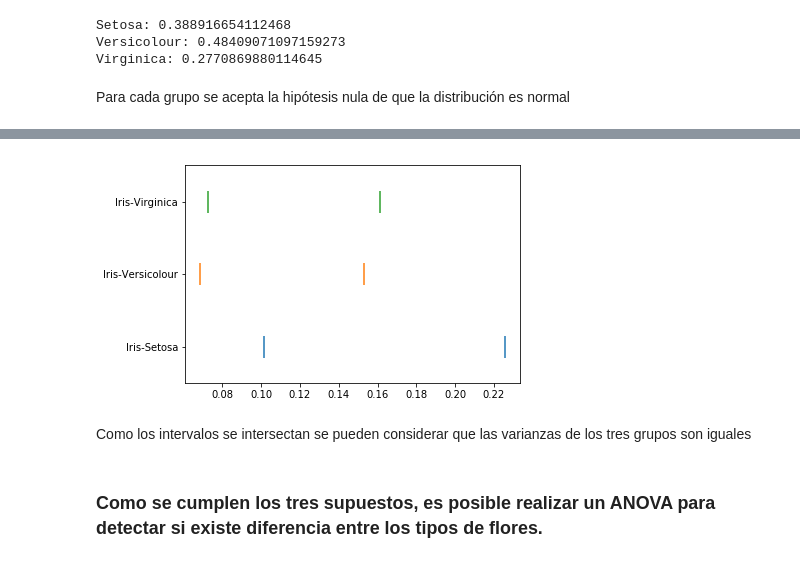
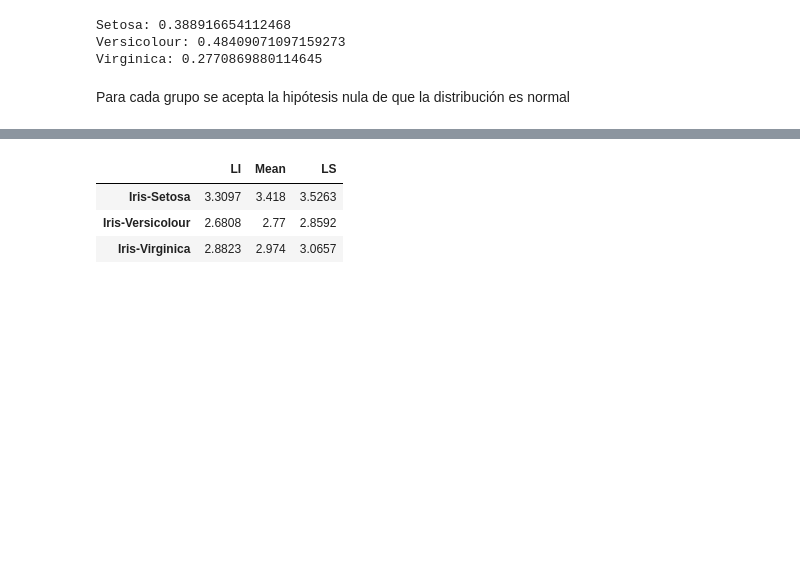
Before and after one commit to carlostorrescubila/Estadisitica-con-Python, a Jupyter notebook: ANOVA de un factor.ipynb, the cells around one changed output, grey strips where cells are left out. Saved outputs shown, nothing was run; the diff lists cells and outputs as text; code cells hidden in the pictures; blank space fills up the shorter version.

```diff
--- a/ANOVA de un factor.ipynb
+++ b/ANOVA de un factor.ipynb
@@ -108 +129,29 @@ ic_var
+# %%
+def IC_mean(X, group, data, confidence=0.95, decimals=4):
+
+    i = 0
+    categories = data[group].unique()
+    ICs = pd.DataFrame(index = categories, columns = ['LI', 'Mean', 'LS'])
+    categories_len = len(data[group].unique())
+    for category in data[group].unique():
+        data_cat = data[X][data[group] == category]
+        n = len(data_cat)
+        m, se = round(data_cat.mean(), decimals), data_cat.sem()
+        h = se * stats.t._ppf((1+confidence)/2., n-1)
+        IC1 = round(m-h,decimals)
+        IC2 = round(m+h,decimals)
+        ICs.iloc[i, 0] = IC1
+        ICs.iloc[i, 1] = m
+        ICs.iloc[i, 2] = IC2
+        i =i+1
+
+    return(ICs)
+
+ic_media = IC_mean('sepal width (cm)', 'class', iris)
+ic_media
+# %% [output]
+|  | LI | Mean | LS |
+| Iris-Setosa | 3.3097 | 3.418 | 3.5263 |
+| Iris-Versicolour | 2.6808 | 2.77 | 2.8592 |
+| Iris-Virginica | 2.8823 | 2.974 | 3.0657 |
 # %%
@@ -128,8 +179,0 @@ def IC_plot(X):
-# %%
-IC_plot(ic_var)
-# %% [output]
-[figure, removed]
-# %% [markdown]
-Como los intervalos se intersectan se pueden considerar que las varianzas de los tres grupos son iguales
-# %% [markdown]
-### Como se cumplen los tres supuestos, es posible realizar un ANOVA para detectar si existe diferencia entre los tipos de flores.
```
Also changed, not shown: parts of 30 cells of this notebook.
